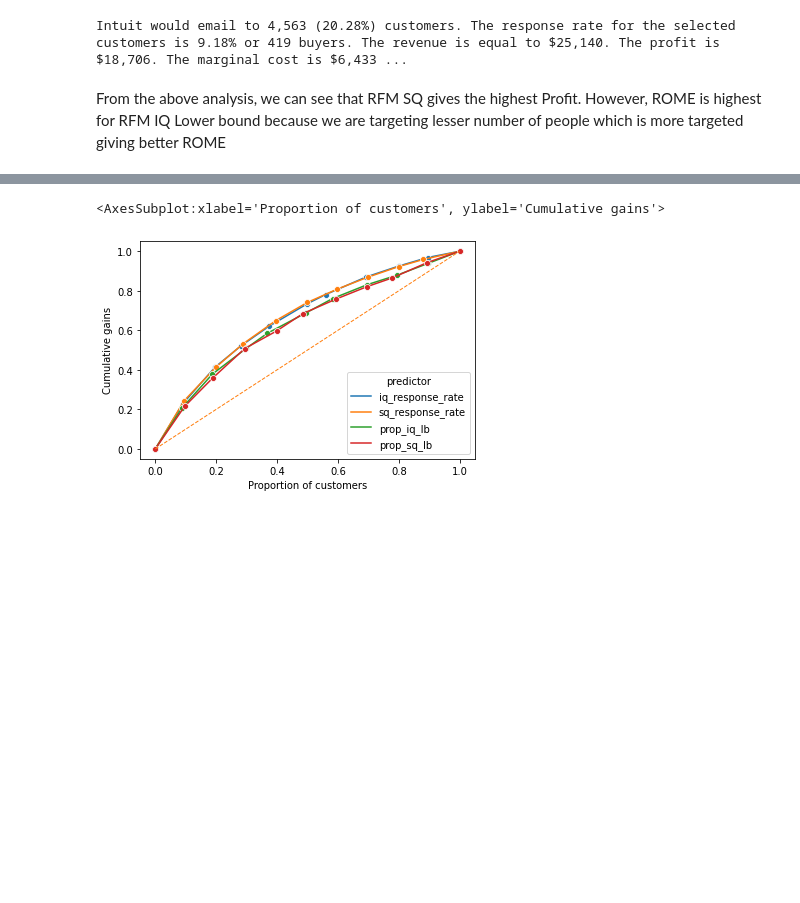
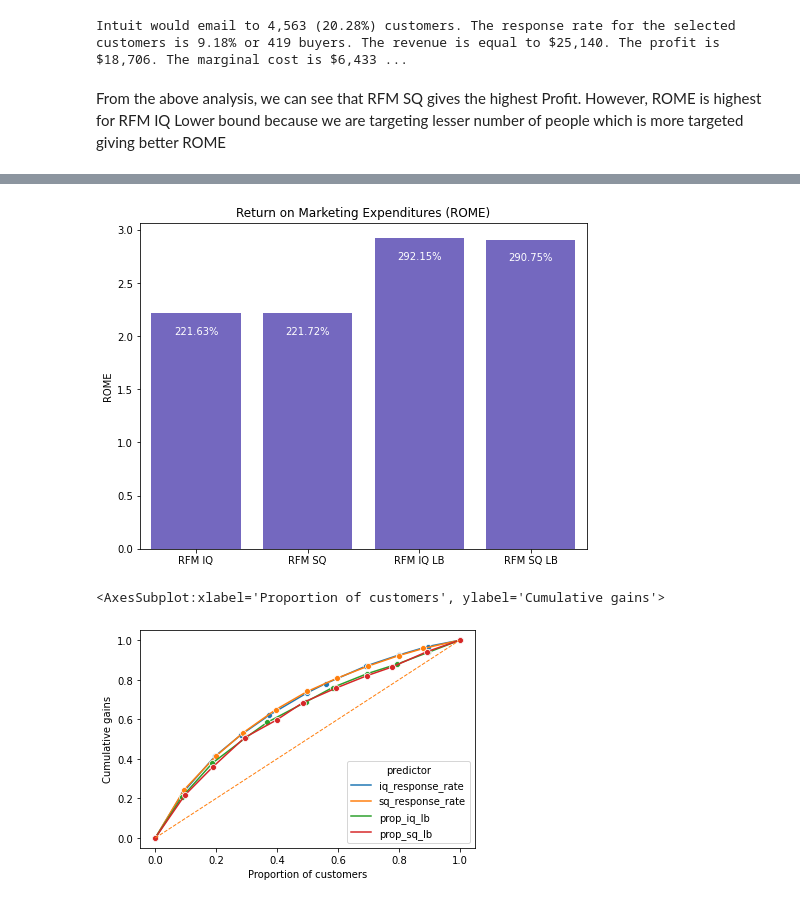
Before and after one commit to sauravjayan/Intuit-Quickbooks, a Jupyter notebook: sub-notebooks/Shreya.ipynb, the cells around one changed output, grey strips where cells are left out. Saved outputs shown, nothing was run; the diff lists cells and outputs as text; code cells hidden in the pictures; blank space fills up the shorter version.

```diff
--- a/sub-notebooks/Shreya.ipynb
+++ b/sub-notebooks/Shreya.ipynb
@@ -157,3 +193,17 @@ From the above analysis, we can see that RFM SQ gives the highest Profit. Howeve
+# %%
+plt.figure(figsize=(8, 6))
+fig = sns.barplot(x="name", y="ROME", color="slateblue", data=dat)
+fig.set(xlabel="", ylabel="ROME", title="Return on Marketing Expenditures (ROME)")
+for index, row in dat.iterrows():
+    fig.text(
+        row.name,
+        row.ROME - 0.2,
+        f"{round((100*row.ROME), 2):,}%",
+        ha="center",
+        color="white",
+    )
+# %% [output]
+[figure, added]
 # %%
 #RFM Cells to target for all the 4 models
 intuit_test['target_iq_cells']= np.where(intuit_test["rfm_iq"].isin(target_iq),1,0)
```
Also changed, not shown: parts of 5 cells of this notebook.
